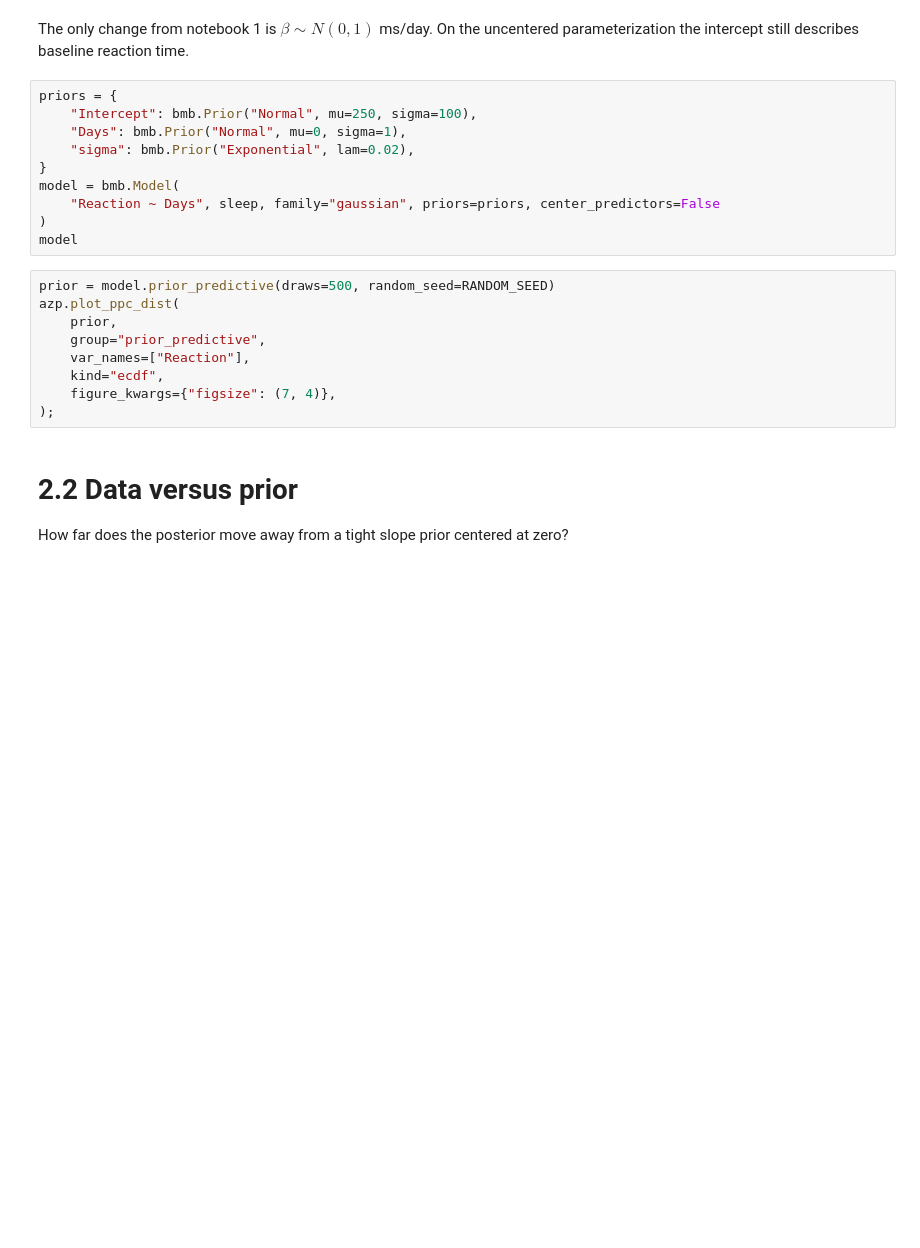
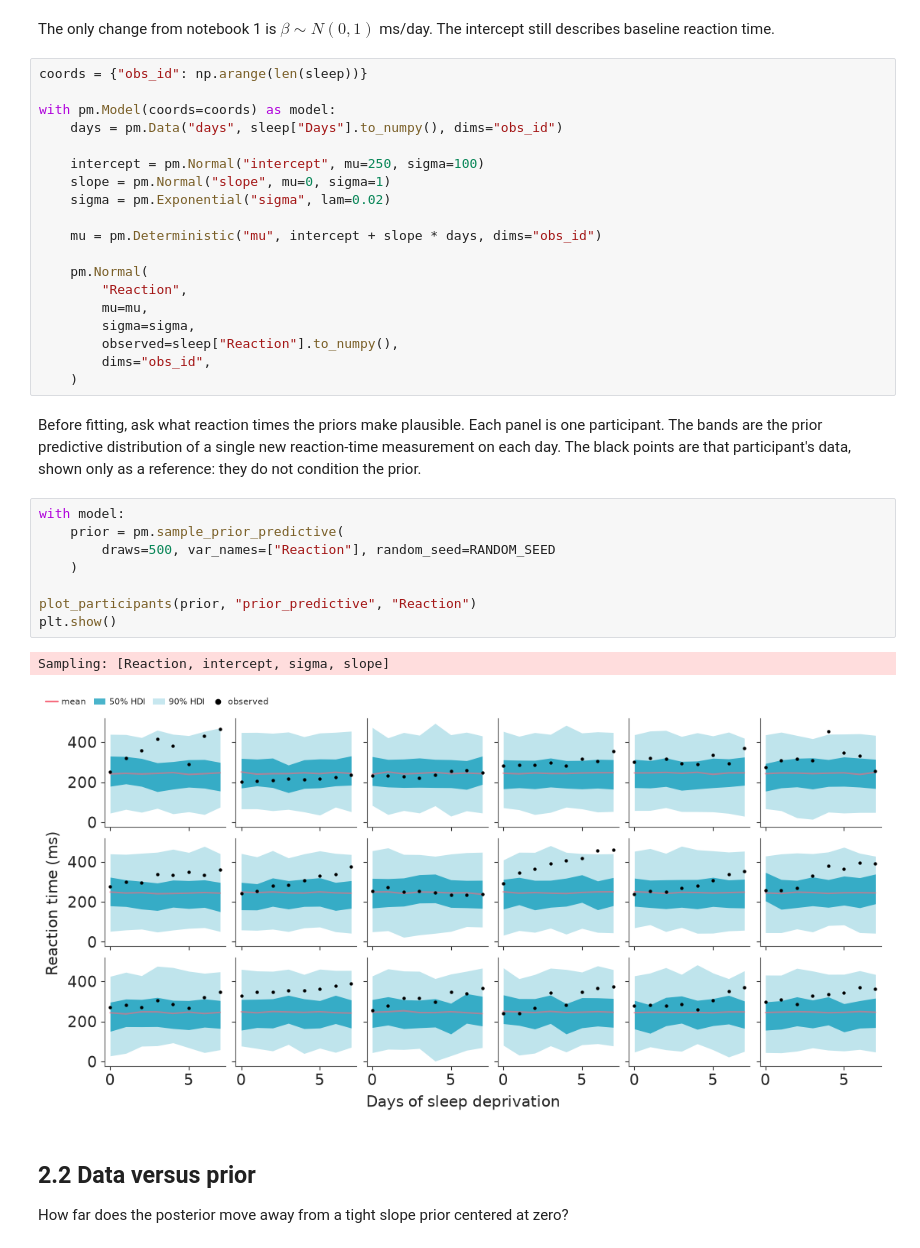
Before and after one commit to opherdonchin/BayesShortCourse, a Jupyter notebook: sleep/solved/02_informative_slope_prior.ipynb, the cells around one changed output. Drawn from its saved outputs; the diff is of its cells as text; blank space fills up the shorter version.

```diff
--- a/sleep/solved/02_informative_slope_prior.ipynb
+++ b/sleep/solved/02_informative_slope_prior.ipynb
@@ -57,27 +144,40 @@ sleep.head()
 
 What does the model imply if we strongly expect the daily effect of sleep deprivation to be near zero?
 # %% [markdown]
-The only change from notebook 1 is $\beta\sim N(0,1)$ ms/day. On the uncentered parameterization the intercept still describes baseline reaction time.
+The only change from notebook 1 is $\beta\sim N(0,1)$ ms/day. The intercept still describes baseline reaction time.
-# %%
-priors = {
-    "Intercept": bmb.Prior("Normal", mu=250, sigma=100),
-    "Days": bmb.Prior("Normal", mu=0, sigma=1),
-    "sigma": bmb.Prior("Exponential", lam=0.02),
-}
-model = bmb.Model(
-    "Reaction ~ Days", sleep, family="gaussian", priors=priors, center_predictors=False
-)
-model
-# %%
-prior = model.prior_predictive(draws=500, random_seed=RANDOM_SEED)
-azp.plot_ppc_dist(
-    prior,
-    group="prior_predictive",
-    var_names=["Reaction"],
-    kind="ecdf",
-    figure_kwargs={"figsize": (7, 4)},
-);
+# %%
+coords = {"obs_id": np.arange(len(sleep))}
+
+with pm.Model(coords=coords) as model:
+    days = pm.Data("days", sleep["Days"].to_numpy(), dims="obs_id")
+
+    intercept = pm.Normal("intercept", mu=250, sigma=100)
+    slope = pm.Normal("slope", mu=0, sigma=1)
+    sigma = pm.Exponential("sigma", lam=0.02)
+
+    mu = pm.Deterministic("mu", intercept + slope * days, dims="obs_id")
+
+    pm.Normal(
+        "Reaction",
+        mu=mu,
+        sigma=sigma,
+        observed=sleep["Reaction"].to_numpy(),
+        dims="obs_id",
+    )
+# %% [markdown]
+Before fitting, ask what reaction times the priors make plausible. Each panel is one participant. The bands are the prior predictive distribution of a single new reaction-time measurement on each day. The black points are that participant's data, shown only as a reference: they do not condition the prior.
+# %%
+with model:
+    prior = pm.sample_prior_predictive(
+        draws=500, var_names=["Reaction"], random_seed=RANDOM_SEED
+    )
+
+plot_participants(prior, "prior_predictive", "Reaction")
+plt.show()
+# %% [output]
+Sampling: [Reaction, intercept, sigma, slope]
+[figure, added]
 # %% [markdown]
-# 2.2 Data versus prior
+## 2.2 Data versus prior
 
 How far does the posterior move away from a tight slope prior centered at zero?
```
Also changed, not shown: parts of 24 cells of this notebook.
